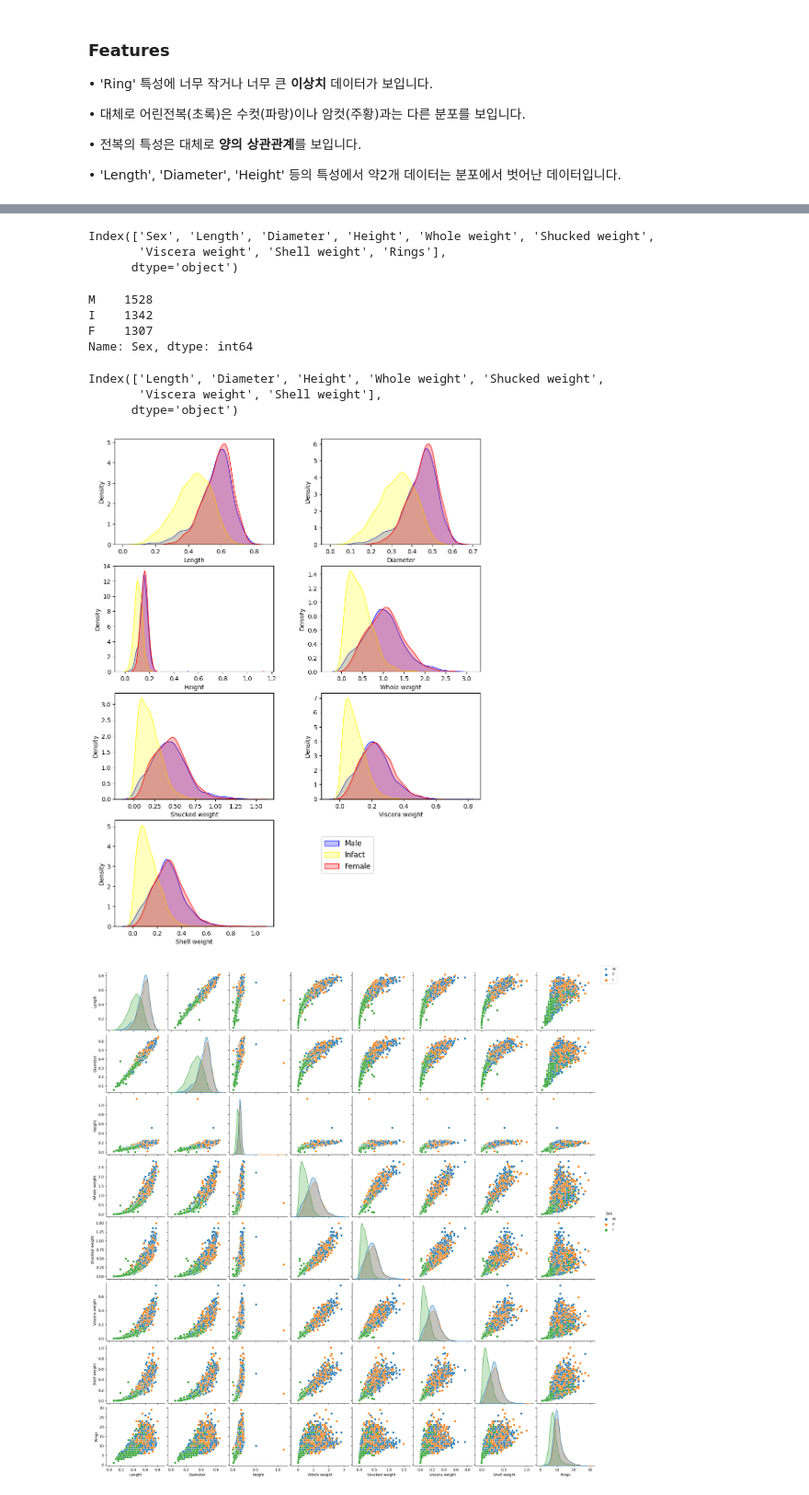
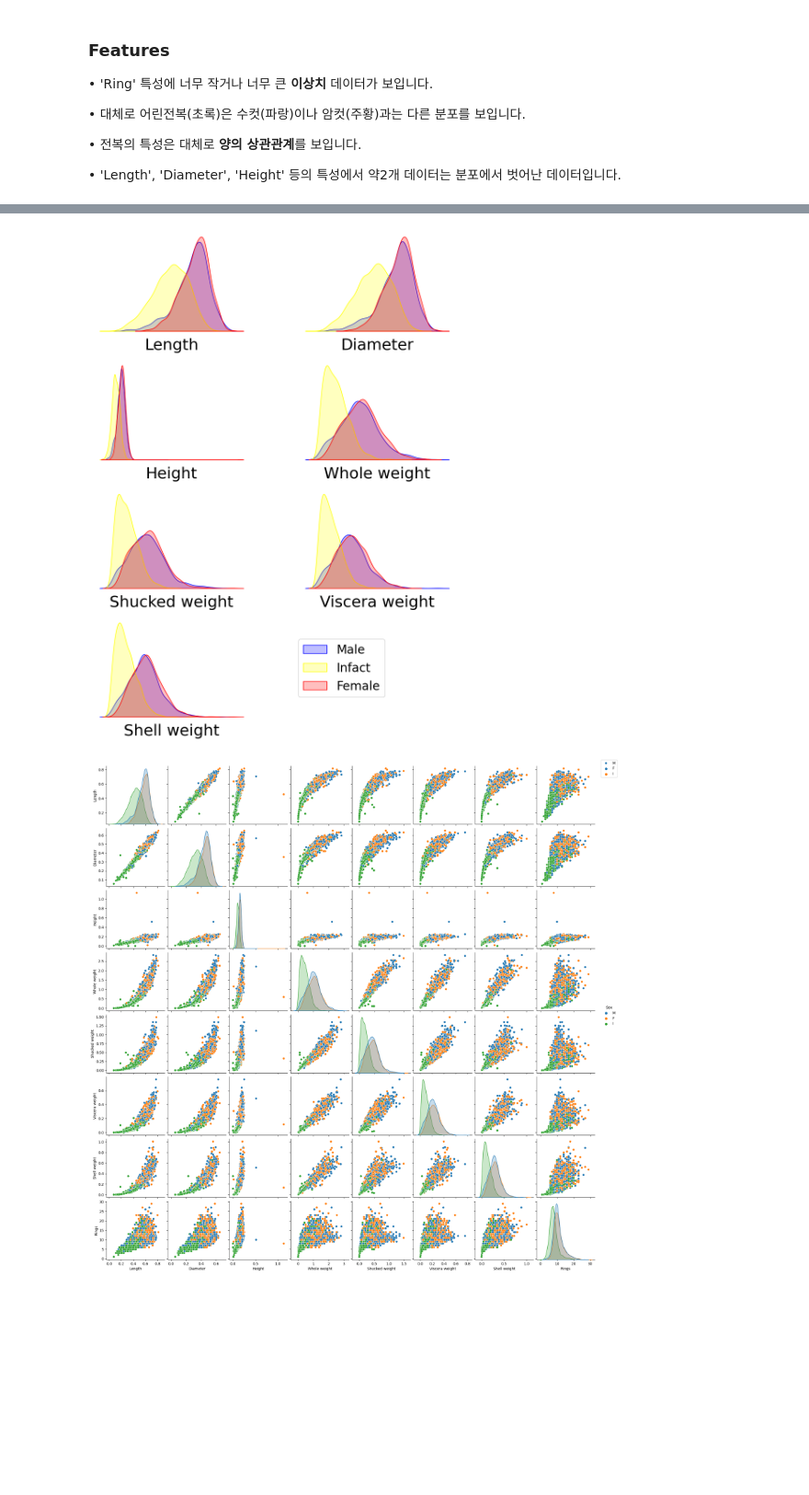
Before and after one commit to GPTeachersDay/TeamProject1, a Jupyter notebook: leeyeonjun/EDA/eda_abalone.ipynb, the cells around one changed output, grey strips where cells are left out. Shown at 92% size. Saved outputs shown, nothing was run; the diff lists cells and outputs as text; code cells hidden in the pictures; blank space fills up the shorter version.

```diff
--- a/leeyeonjun/EDA/eda_abalone.ipynb
+++ b/leeyeonjun/EDA/eda_abalone.ipynb
@@ -188,44 +196,27 @@ if save_mode:
-# %%
-df.columns
-# %% [output]
-Index(['Sex', 'Length', 'Diameter', 'Height', 'Whole weight', 'Shucked weight',
-       'Viscera weight', 'Shell weight', 'Rings'],
-      dtype='object')
-# %%
-df.Sex.value_counts()
-# %% [output]
-M    1528
-I    1342
-F    1307
-Name: Sex, dtype: int64
-# %%
-df.iloc[:,1:-1].columns
-# %% [output]
-Index(['Length', 'Diameter', 'Height', 'Whole weight', 'Shucked weight',
-       'Viscera weight', 'Shell weight'],
-      dtype='object')
 # %%
 col_num = 2
 row_num = (len(df.iloc[:,1:-1].columns) // col_num) + 1
 
 fig = plt.figure(figsize=(col_num*6, row_num*4))
 # fig.suptitle('Numeric Features by Job', fontsize = 24, fontweight = 'bold', y = 0.9)
 
 for i, feature in enumerate(df.iloc[:,1:-1].columns) :
     ax = plt.subplot(row_num, col_num, i+1)
     g = sns.kdeplot(df[feature][df['Sex'] == 'M'], color='Blue', fill = True)
     g = sns.kdeplot(df[feature][df['Sex'] == 'I'], color='Yellow', fill= True)
     g = sns.kdeplot(df[feature][df['Sex'] == 'F'], color='Red', fill= True)
     i += 1
+    plt.axis('off')
+    plt.title(feature, fontsize = 26, y = -0.22)
 
-plt.legend(['Male', 'Infact', 'Female'], loc=(1.3,0.5), fontsize=12)
-plt.subplots_adjust(right=0.85, left=0.15, top=0.85, bottom=0.15, wspace=0.3, hspace=0.2)
+plt.legend(['Male', 'Infact', 'Female'], loc=(1.3,0.2), fontsize=20)
+plt.subplots_adjust(right=0.85, left=0.15, top=0.85, bottom=0.15, wspace=0.3, hspace=0.3)
 plt.show()
 
 if save_mode:
     fig.savefig(save_path + 'abalone_sex_features.png', dpi=80, bbox_inches='tight')
 # %% [output]
-[figure, old version]
+[figure, new version]
 # %%
 _ = sns.pairplot(df, hue='Sex')
 _.fig.legend(labels = ["M","F","I"], loc='upper right', ncol=1)
```
Also changed, not shown: parts of 1 cell of this notebook, 8 other files.
